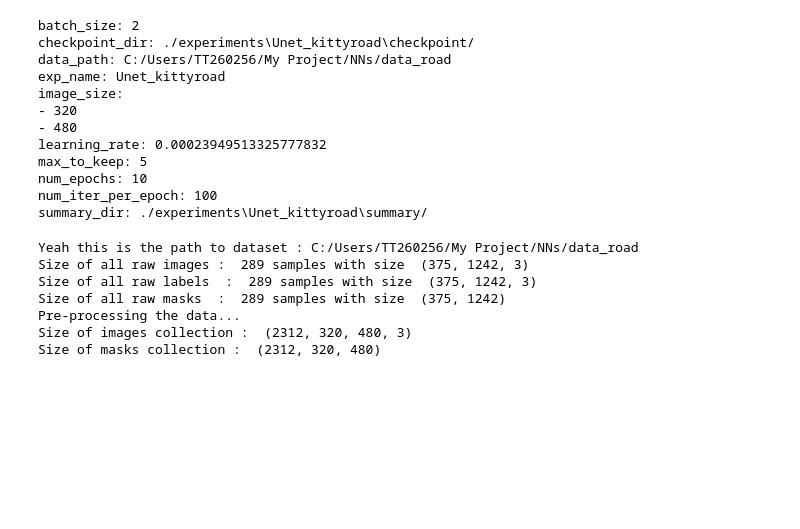
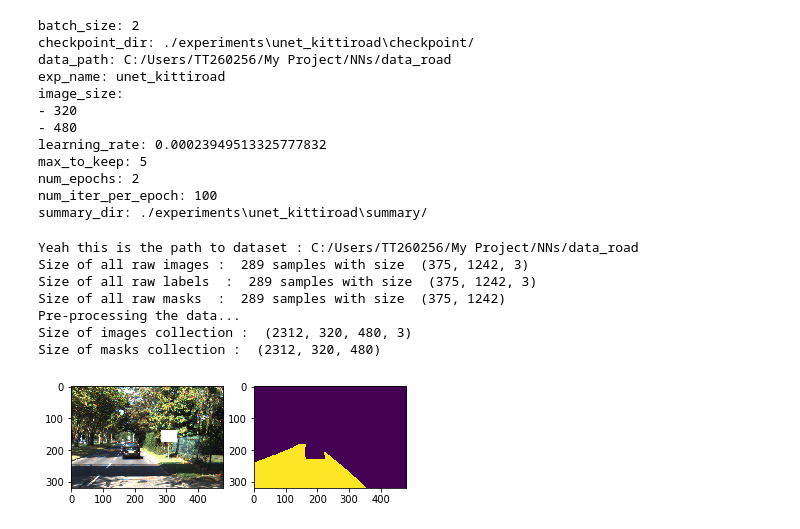
Before and after one commit to thtran97/Semantic-Segmentation, a Jupyter notebook: unet_main.ipynb, the cells around one changed output. Drawn from its saved outputs; the diff is of its cells as text; code cells hidden in the pictures; blank space fills up the shorter version.

```diff
--- a/unet_main.ipynb
+++ b/unet_main.ipynb
@@ -2,7 +2,7 @@
 import tensorflow as tf
 
 from data_loader.kitti_road_data_loader import KittiRoadLoader
-from models.UNet_model import UNetModel
+from models.unet_model import UNetModel
 from trainers.road_trainer import RoadTrainer
 from utils.config import process_config
 from utils.dirs import create_dirs
@@ -10,35 +10,41 @@ from utils.logger import Logger
 from utils.utils import get_args
 import matplotlib.pyplot as plt
 import os
-json_file = "configs/Unet_KittiRoadDataset_config.json"
+json_file = "configs/unet_KittiRoadDataset_config.json"
 json_file
 
 config = process_config(json_file)
 print(config)
 # %% [output]
 batch_size: 2
-checkpoint_dir: ./experiments\Unet_kittyroad\checkpoint/
+checkpoint_dir: ./experiments\unet_kittiroad\checkpoint/
 data_path: C:/Users/TT260256/My Project/NNs/data_road
-exp_name: Unet_kittyroad
+exp_name: unet_kittiroad
 image_size:
 - 320
 - 480
 learning_rate: 0.00023949513325777832
 max_to_keep: 5
-num_epochs: 10
+num_epochs: 2
 num_iter_per_epoch: 100
-summary_dir: ./experiments\Unet_kittyroad\summary/
+summary_dir: ./experiments\unet_kittiroad\summary/
 # %%
 data = KittiRoadLoader(config)
 img, mask = data.get_data_element("all_data",0)
+plt.subplot(121)
+plt.imshow(img)
+plt.subplot(122)
+plt.imshow(mask)
+plt.show()
 # %% [output]
 Yeah this is the path to dataset : C:/Users/TT260256/My Project/NNs/data_road
 Size of all raw images :  289 samples with size  (375, 1242, 3)
 Size of all raw labels  :  289 samples with size  (375, 1242, 3)
 Size of all raw masks  :  289 samples with size  (375, 1242)
 Pre-processing the data...
 Size of images collection :  (2312, 320, 480, 3)
 Size of masks collection :  (2312, 320, 480)
+[figure, added]
 # %%
 sess = tf.Session()
 model = UNetModel(config)
```
Also changed, not shown: parts of 2 cells of this notebook, 6 other files.
